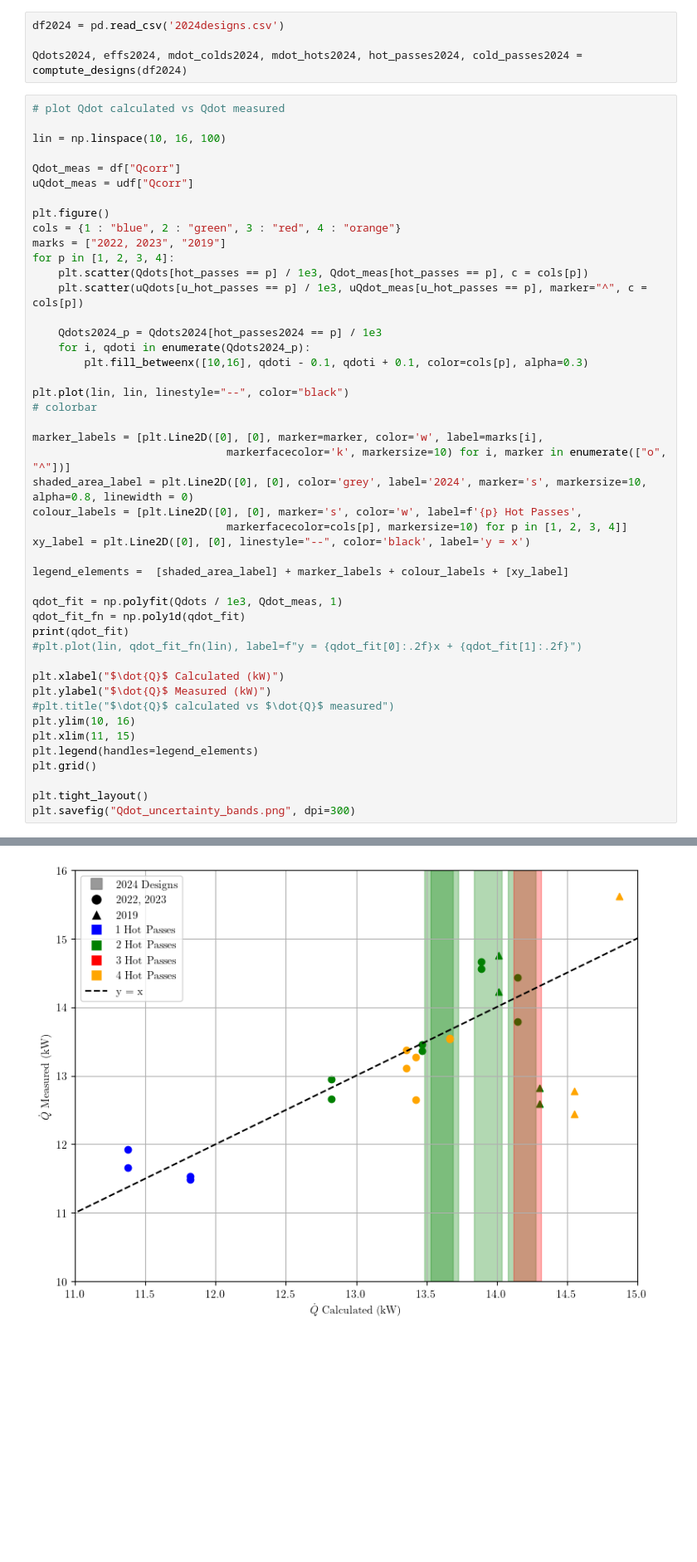
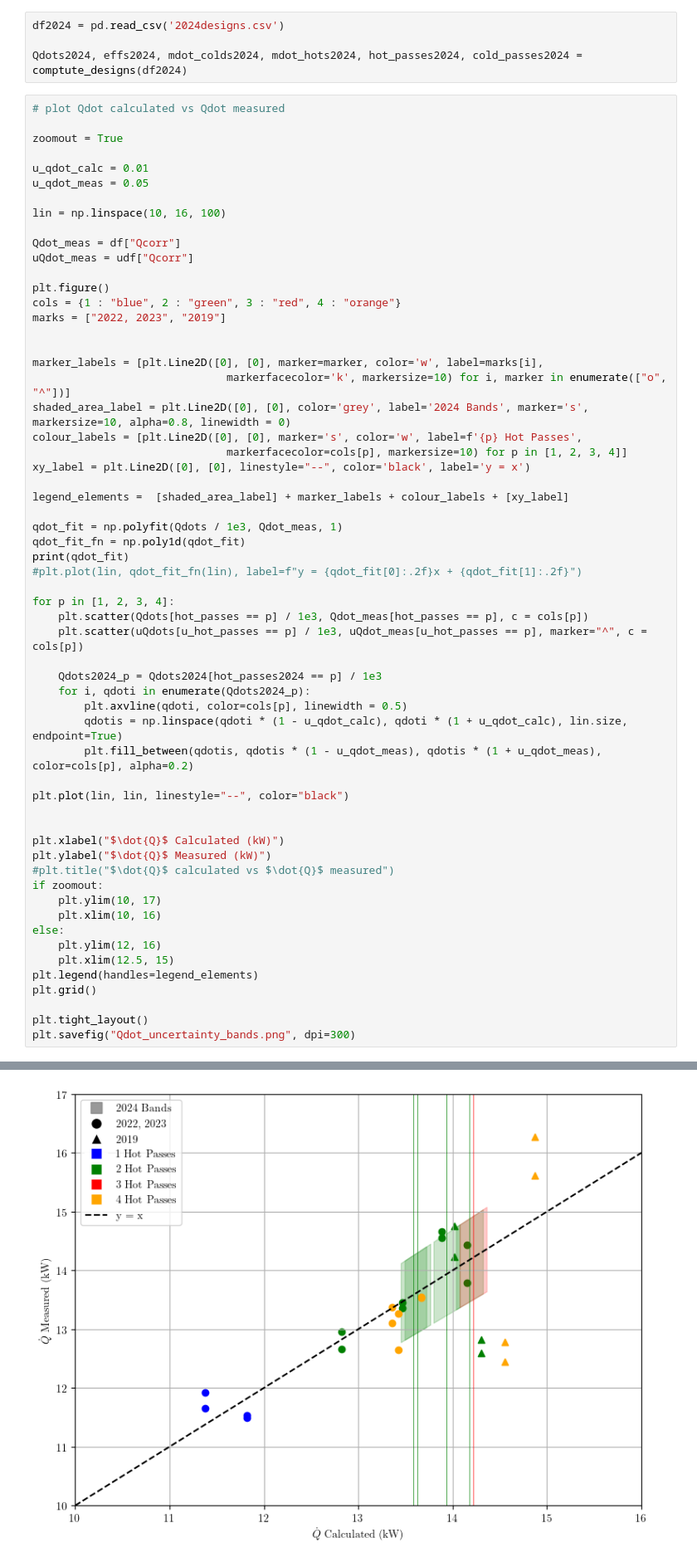
Before and after one commit to lpender3672/shell_tube_heat_exchanger, a Jupyter notebook: src/analysis.ipynb, the cells around one changed output, grey strips where cells are left out. Shown: that part at 83% size. Cells and saved outputs as stored; diff of their text form; blank space fills up the shorter version.

```diff
--- a/src/analysis.ipynb
+++ b/src/analysis.ipynb
@@ -128,6 +128,11 @@ df2024 = pd.read_csv('2024designs.csv')
 Qdots2024, effs2024, mdot_colds2024, mdot_hots2024, hot_passes2024, cold_passes2024 = comptute_designs(df2024)
 # %%
 # plot Qdot calculated vs Qdot measured
+
+zoomout = True
+
+u_qdot_calc = 0.01
+u_qdot_meas = 0.05
 
 lin = np.linspace(10, 16, 100)
 
@@ -135,46 +140,54 @@ Qdot_meas = df["Qcorr"]
 uQdot_meas = udf["Qcorr"]
 
 plt.figure()
 cols = {1 : "blue", 2 : "green", 3 : "red", 4 : "orange"}
 marks = ["2022, 2023", "2019"]
-for p in [1, 2, 3, 4]:
-    plt.scatter(Qdots[hot_passes == p] / 1e3, Qdot_meas[hot_passes == p], c = cols[p])
-    plt.scatter(uQdots[u_hot_passes == p] / 1e3, uQdot_meas[u_hot_passes == p], marker="^", c = cols[p])
 
-    Qdots2024_p = Qdots2024[hot_passes2024 == p] / 1e3
-    for i, qdoti in enumerate(Qdots2024_p):
-        plt.fill_betweenx([10,16], qdoti - 0.1, qdoti + 0.1, color=cols[p], alpha=0.3)
-
-plt.plot(lin, lin, linestyle="--", color="black")
-# colorbar
 
 marker_labels = [plt.Line2D([0], [0], marker=marker, color='w', label=marks[i],
                               markerfacecolor='k', markersize=10) for i, marker in enumerate(["o", "^"])]
-shaded_area_label = plt.Line2D([0], [0], color='grey', label='2024', marker='s', markersize=10, alpha=0.8, linewidth = 0)
+shaded_area_label = plt.Line2D([0], [0], color='grey', label='2024 Bands', marker='s', markersize=10, alpha=0.8, linewidth = 0)
 colour_labels = [plt.Line2D([0], [0], marker='s', color='w', label=f'{p} Hot Passes',
                               markerfacecolor=cols[p], markersize=10) for p in [1, 2, 3, 4]]
 xy_label = plt.Line2D([0], [0], linestyle="--", color='black', label='y = x')
 
 legend_elements =  [shaded_area_label] + marker_labels + colour_labels + [xy_label]
 
 qdot_fit = np.polyfit(Qdots / 1e3, Qdot_meas, 1)
 qdot_fit_fn = np.poly1d(qdot_fit)
 print(qdot_fit)
 #plt.plot(lin, qdot_fit_fn(lin), label=f"y = {qdot_fit[0]:.2f}x + {qdot_fit[1]:.2f}")
 
+for p in [1, 2, 3, 4]:
+    plt.scatter(Qdots[hot_passes == p] / 1e3, Qdot_meas[hot_passes == p], c = cols[p])
+    plt.scatter(uQdots[u_hot_passes == p] / 1e3, uQdot_meas[u_hot_passes == p], marker="^", c = cols[p])
+
+    Qdots2024_p = Qdots2024[hot_passes2024 == p] / 1e3
+    for i, qdoti in enumerate(Qdots2024_p):
+        plt.axvline(qdoti, color=cols[p], linewidth = 0.5)
+        qdotis = np.linspace(qdoti * (1 - u_qdot_calc), qdoti * (1 + u_qdot_calc), lin.size, endpoint=True)
+        plt.fill_between(qdotis, qdotis * (1 - u_qdot_meas), qdotis * (1 + u_qdot_meas), color=cols[p], alpha=0.2)
+
+plt.plot(lin, lin, linestyle="--", color="black")
+
+
 plt.xlabel("$\dot{Q}$ Calculated (kW)")
 plt.ylabel("$\dot{Q}$ Measured (kW)")
 #plt.title("$\dot{Q}$ calculated vs $\dot{Q}$ measured")
-plt.ylim(10, 16)
-plt.xlim(11, 15)
+if zoomout:
+    plt.ylim(10, 17)
+    plt.xlim(10, 16)
+else:
+    plt.ylim(12, 16)
+    plt.xlim(12.5, 15)
 plt.legend(handles=legend_elements)
 plt.grid()
 
 plt.tight_layout()
 plt.savefig("Qdot_uncertainty_bands.png", dpi=300)
 # %% [output]
 [0.99188804 0.10672778]
-[figure, old version]
+[figure, new version]
 # %% [markdown]
 # Doesnt look terrible
 # %%
```
Also changed, not shown: parts of 2 cells of this notebook, 3 other files.
